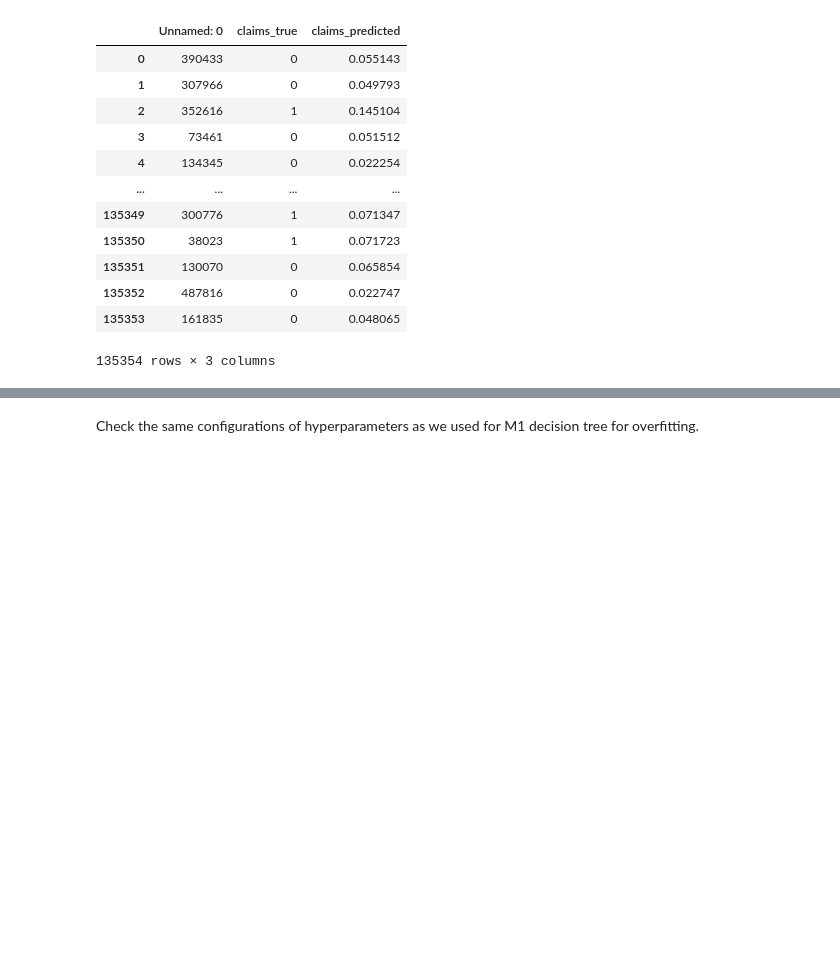
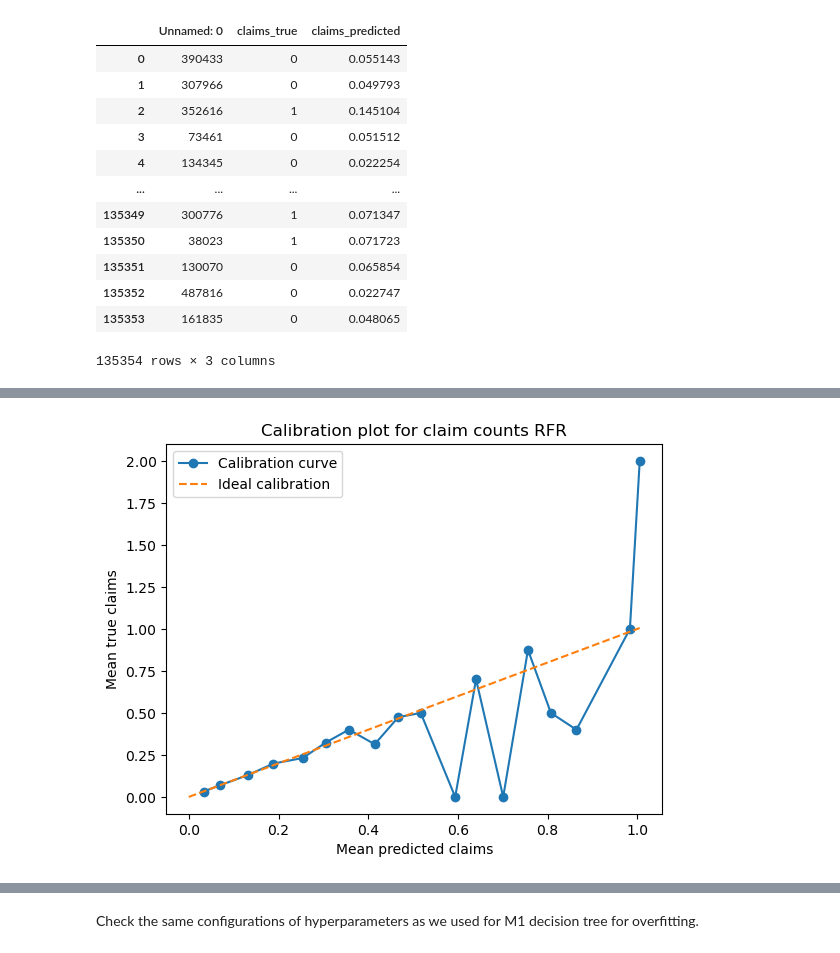
Before and after one commit to Simon-Simonsen/ML-project, a Jupyter notebook: M3.ipynb, the cells around one changed output, grey strips where cells are left out. Cells and saved outputs as stored; diff of their text form; code cells hidden in the pictures; blank space fills up the shorter version.

```diff
--- a/M3.ipynb
+++ b/M3.ipynb
@@ -169,0 +190,25 @@ plt.legend()
+# %%
+import numpy as np
+import matplotlib.pyplot as plt
+
+bins = np.linspace(0, y_pred.max(), 20)
+bin_ids = np.digitize(y_pred, bins)
+
+mean_pred = []
+mean_true = []
+
+for b in range(1, len(bins)):
+    idx = bin_ids == b
+    if np.any(idx):
+        mean_pred.append(y_pred[idx].mean())
+        mean_true.append(y_true[idx].mean())
+
+plt.plot(mean_pred, mean_true, marker='o', label='Calibration curve')
+plt.plot([0, max(mean_pred)], [0, max(mean_pred)], linestyle='--', label='Ideal calibration')
+plt.xlabel("Mean predicted claims")
+plt.ylabel("Mean true claims")
+plt.title("Calibration plot for claim counts RFR")
+plt.legend()
+plt.show()
+# %% [output]
+[figure, added]
```
Also changed, not shown: parts of 4 cells of this notebook, 1 other file.
